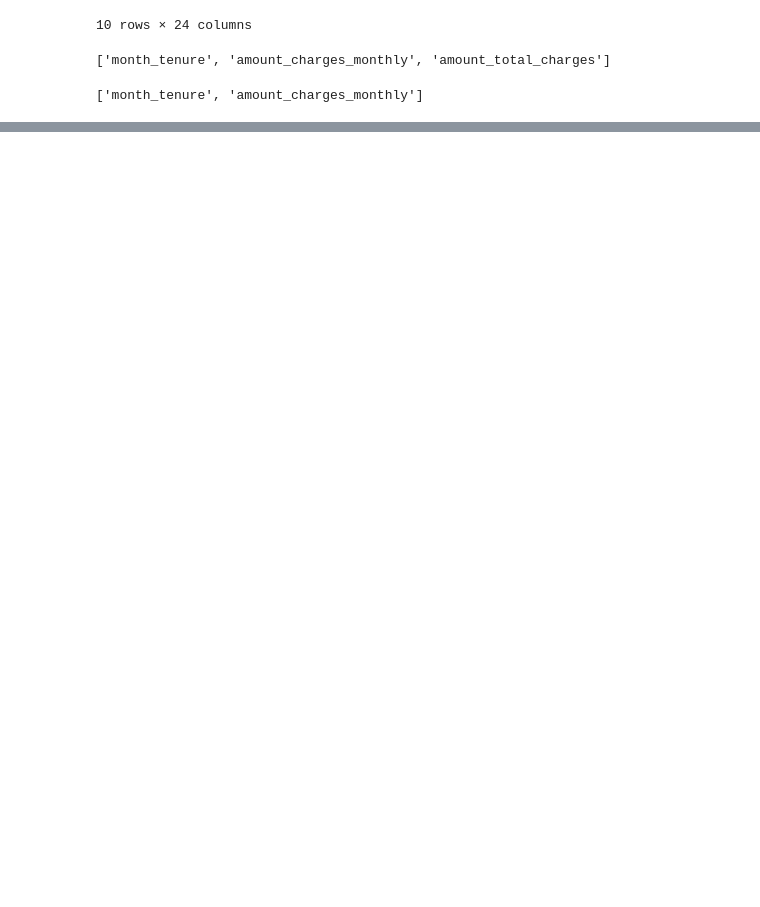
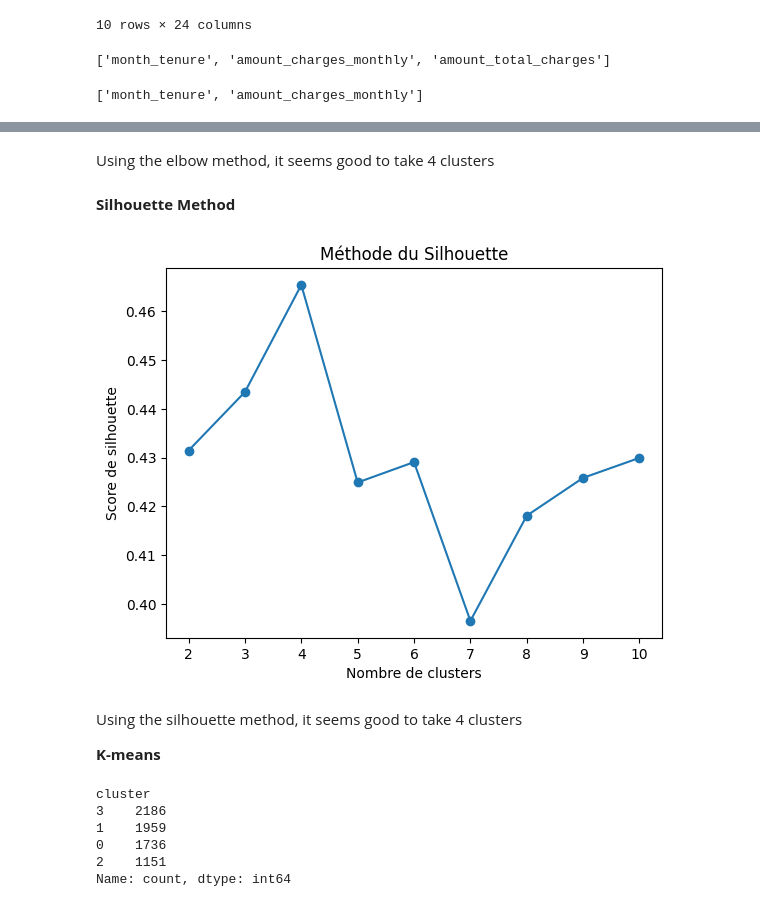
Before and after one commit to n-pizzetta/churn_prediction, a Jupyter notebook: notebooks/sigurd.ipynb, the cells around one changed output, grey strips where cells are left out. Drawn from its saved outputs; the diff is of its cells as text; code cells hidden in the pictures; blank space fills up the shorter version.

```diff
--- a/notebooks/sigurd.ipynb
+++ b/notebooks/sigurd.ipynb
@@ -308,0 +355,38 @@ df_scaled
+# %% [markdown]
+Using the elbow method, it seems good to take 4 clusters
+# %% [markdown]
+**Silhouette Method**
+# %%
+silhouette_scores = []
+for k in range(2, 11):
+    kmeans = KMeans(n_clusters=k, random_state=42)
+    kmeans.fit(X)
+    score = silhouette_score(X, kmeans.labels_)
+    silhouette_scores.append(score)
+
+# Affichage des scores de silhouette
+plt.plot(range(2, 11), silhouette_scores, marker='o')
+plt.xlabel('Nombre de clusters')
+plt.ylabel('Score de silhouette')
+plt.title('Méthode du Silhouette')
+plt.show()
+# %% [output]
+[figure, added]
+# %% [markdown]
+Using the silhouette method, it seems good to take 4 clusters
+
+
+
+
+**K-means**
+# %%
+kmeans = KMeans(n_clusters=4, random_state=0)
+X['cluster'] = kmeans.fit_predict(X)
+print(X['cluster'].value_counts())
+# %% [output]
+cluster
+3    2186
+1    1959
+0    1736
+2    1151
+Name: count, dtype: int64
```
Also changed, not shown: parts of 8 cells of this notebook.
